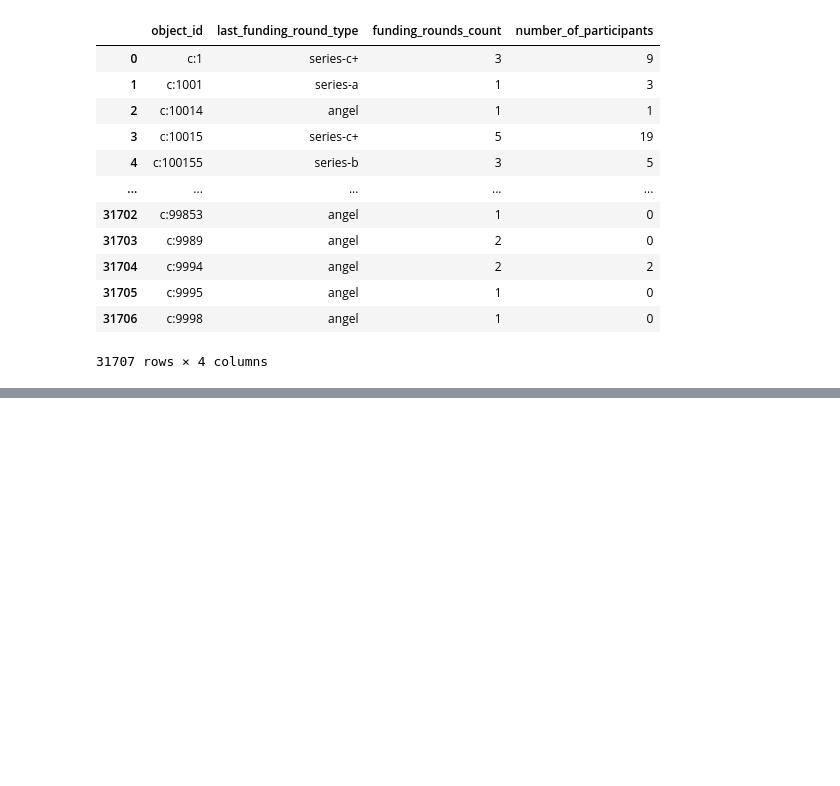
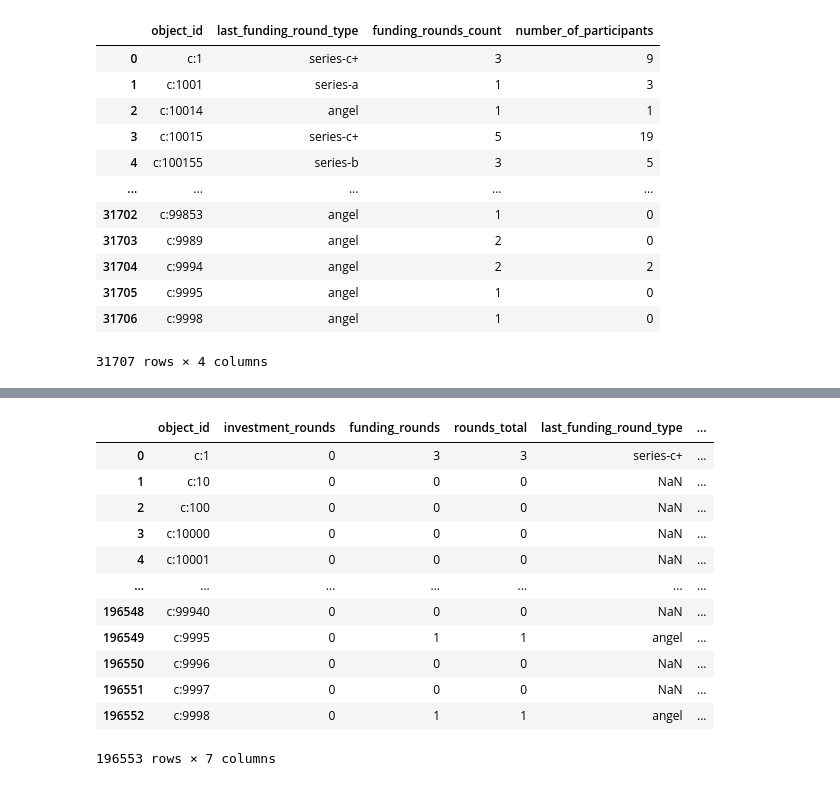
Before and after one commit to PaulIsenberg/FWIP_Venture, a Jupyter notebook: funding_rounds_preprocessing.ipynb, the cells around one changed output, grey strips where cells are left out. Drawn from its saved outputs; the diff is of its cells as text; code cells hidden in the pictures; blank space fills up the shorter version.

```diff
--- a/funding_rounds_preprocessing.ipynb
+++ b/funding_rounds_preprocessing.ipynb
@@ -259,3 +274,8 @@ funding_rounds_final
 | 31705 | c:9995 | angel | 1 | 0 |
 | 31706 | c:9998 | angel | 1 | 0 |
 31707 rows × 4 columns
+# %%
+# Loading companies from my file
+companies_df = pd.read_csv('companies_info.csv')
+companies = companies_df[['object_id','investment_rounds','funding_rounds']]
+companies
@@ -261,0 +296,4 @@ funding_rounds_final
+# %%
+sum_col = companies['investment_rounds'] + companies['funding_rounds']
+# %%
+companies['rounds_total'] = sum_col
@@ -261,0 +322,18 @@ funding_rounds_final
+# %%
+# Merging companies and funding rounds
+companies_funding_rounds_df = pd.merge(companies, funding_rounds_final, how='left', on=['object_id'])
+companies_funding_rounds_df
+# %% [output]
+|  | object_id | investment_rounds | funding_rounds | rounds_total | last_funding_round_type | ... |
+| 0 | c:1 | 0 | 3 | 3 | series-c+ | ... |
+| 1 | c:10 | 0 | 0 | 0 | NaN | ... |
+| 2 | c:100 | 0 | 0 | 0 | NaN | ... |
+| 3 | c:10000 | 0 | 0 | 0 | NaN | ... |
+| 4 | c:10001 | 0 | 0 | 0 | NaN | ... |
+| ... | ... | ... | ... | ... | ... | ... |
+| 196548 | c:99940 | 0 | 0 | 0 | NaN | ... |
+| 196549 | c:9995 | 0 | 1 | 1 | angel | ... |
+| 196550 | c:9996 | 0 | 0 | 0 | NaN | ... |
+| 196551 | c:9997 | 0 | 0 | 0 | NaN | ... |
+| 196552 | c:9998 | 0 | 1 | 1 | angel | ... |
+196553 rows × 7 columns
```
Also changed, not shown: parts of 17 cells of this notebook.
